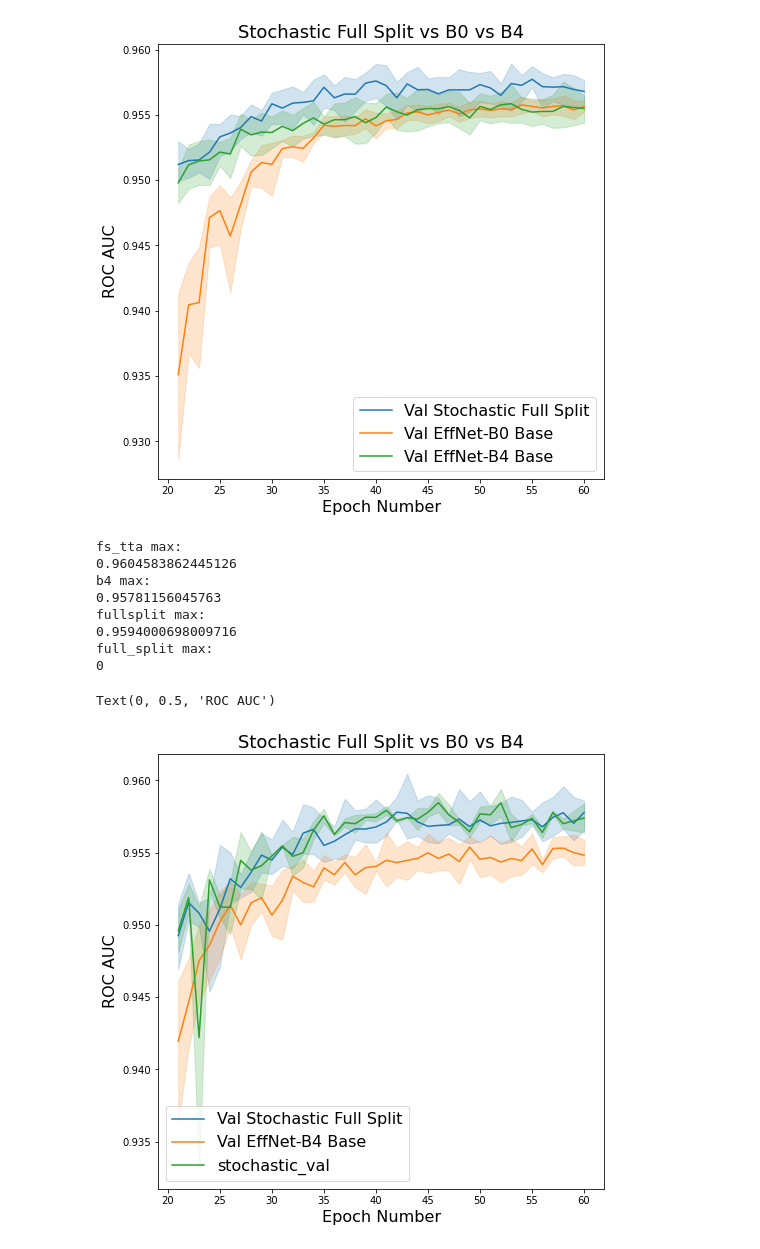
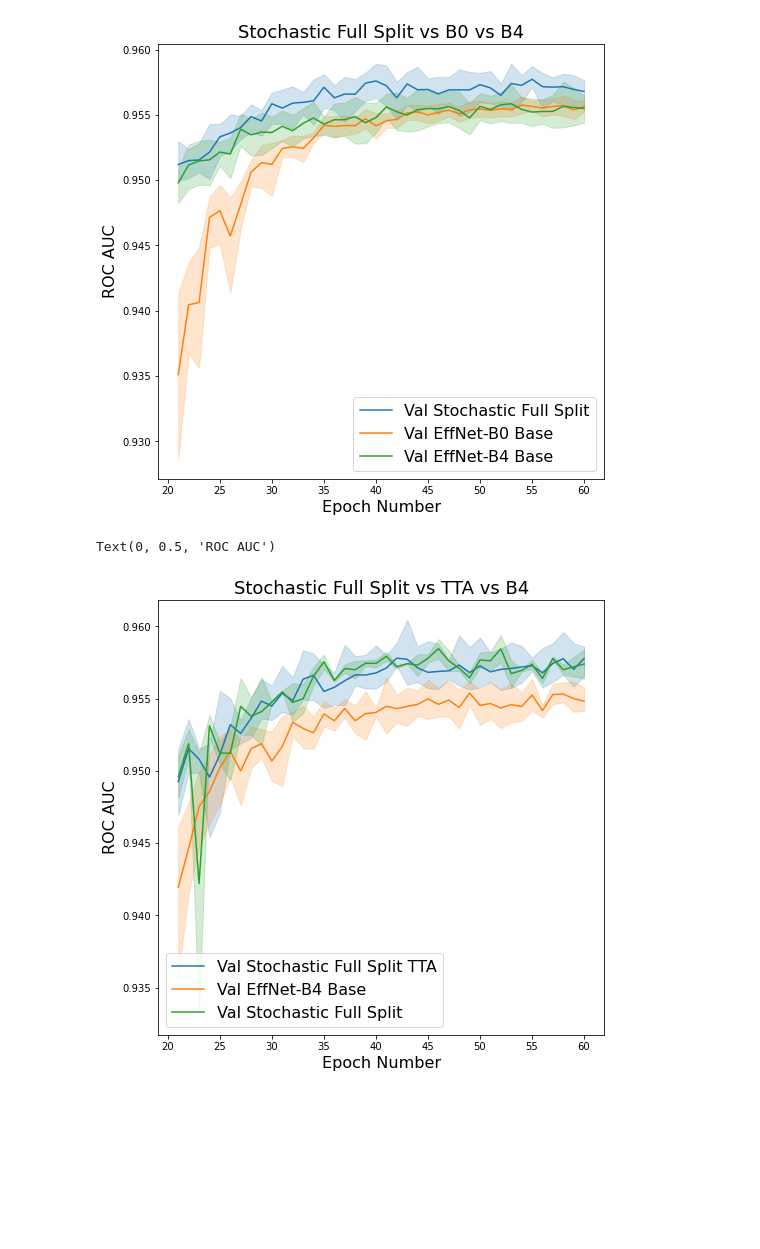
Before and after one commit to ecbme6040/e6691-2021spring-project-StochasticConvolutions-CRKY-CJR2198, a Jupyter notebook: Notebooks/results_analysis/Results Analysis Workbook.ipynb, the cells around one changed output. Drawn from its saved outputs; the diff is of its cells as text; code cells hidden in the pictures; blank space fills up the shorter version.

```diff
--- a/Notebooks/results_analysis/Results Analysis Workbook.ipynb
+++ b/Notebooks/results_analysis/Results Analysis Workbook.ipynb
@@ -425,43 +425,32 @@ Text(0, 0.5, 'ROC AUC')
 # %%
 params = {'legend.fontsize': 16,
           'legend.handlelength': 2}
 plt.rcParams.update(params)
 
 
 new = get_multiple_cols(file_name_list="fresh_rerun/*_per_epoch.csv",
                         columns_to_include=['Val RoC'],
                         string_subset=['fs_tta','b4','fullsplit','full_split'], index_key='Epoch')
 
 new = new[20:]
-get_max_value_per_column(string_subset=['fs_tta','b4','fullsplit','full_split'], dataframe=new)
 new['Epoch'] = new.index
 new = new.melt(id_vars='Epoch')
 
 
 
 new['new'] = new.apply(lambda x: rename(x),axis=1)
 rfig, ax = pyplot.subplots(figsize=(8,8))
 
 sns.lineplot(ax=ax,data=new,x='Epoch',y='value', hue='new')
 
 legend = ax.legend().get_texts()
-legend[0].set_text('Val Stochastic Full Split')
+legend[0].set_text('Val Stochastic Full Split TTA')
 legend[1].set_text('Val EffNet-B4 Base')
-#legend[2].set_text('Val EffNet-B4 Base')
+legend[2].set_text('Val Stochastic Full Split')
 
-plt.title('Stochastic Full Split vs B0 vs B4', fontsize=18)
+plt.title('Stochastic Full Split vs TTA vs B4', fontsize=18)
 plt.xlabel('Epoch Number', fontsize=16)
 plt.ylabel('ROC AUC', fontsize=16)
-
-#get_max_value_per_column(string_subset, dataframe):
 # %% [output]
-fs_tta max:
-0.9604583862445126
-b4 max:
-0.95781156045763
-fullsplit max:
-0.9594000698009716
-full_split max:
-0
+Text(0, 0.5, 'ROC AUC')
-Text(0, 0.5, 'ROC AUC')
-[figure, old version]
+[figure, new version]
```
